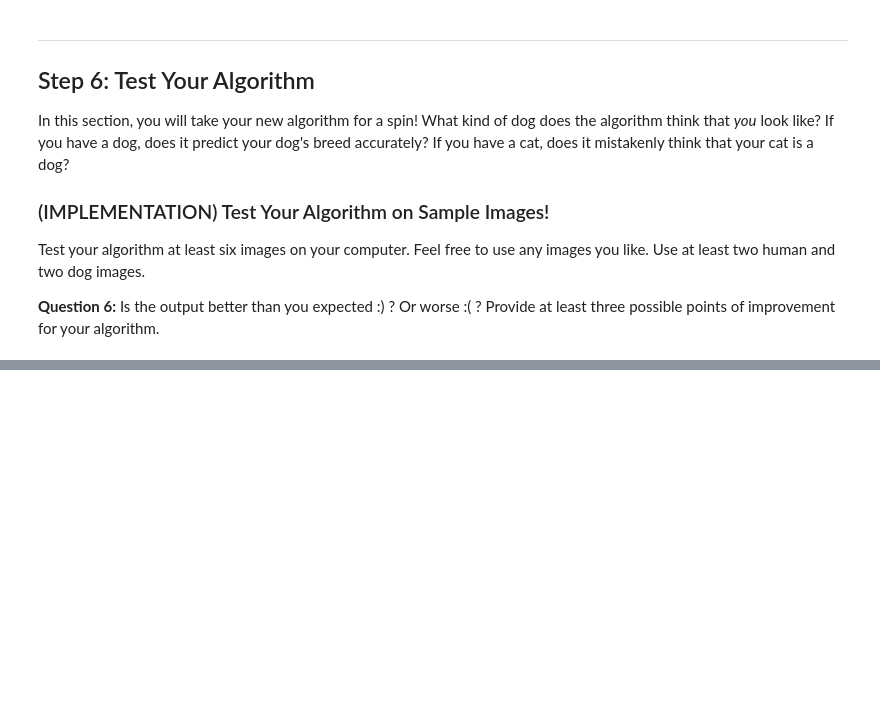
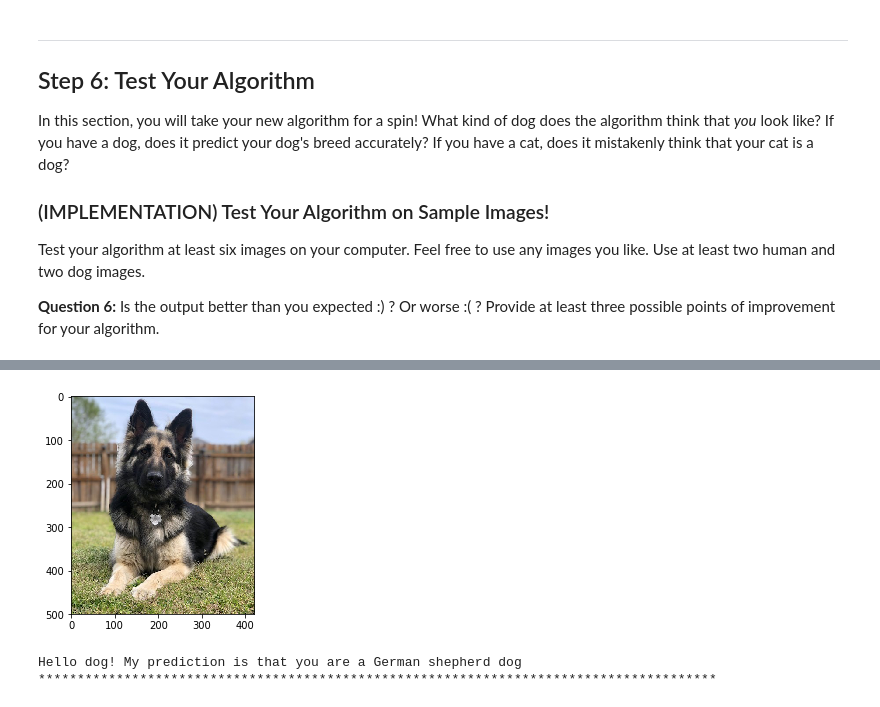
Before and after one commit to Shivangi0503/Udacity-Deep-Learning-Nanodegree, a Jupyter notebook: project-dog-classification/dog_app.ipynb, the cells around one changed output, grey strips where cells are left out. Saved outputs shown, nothing was run; the diff lists cells and outputs as text; code cells hidden in the pictures; blank space fills up the shorter version.

```diff
--- a/project-dog-classification/dog_app.ipynb
+++ b/project-dog-classification/dog_app.ipynb
@@ -878,0 +947,6 @@ for file in np.hstack((human_files[:3], dog_files[:3])):
+# %%
+run_app('images/my_images/GermanShep.jpg')
+# %% [output]
+[figure, added]
+Hello dog! My prediction is that you are a German shepherd dog
+***************************************************************************************
```
Also changed, not shown: parts of 28 cells of this notebook.
